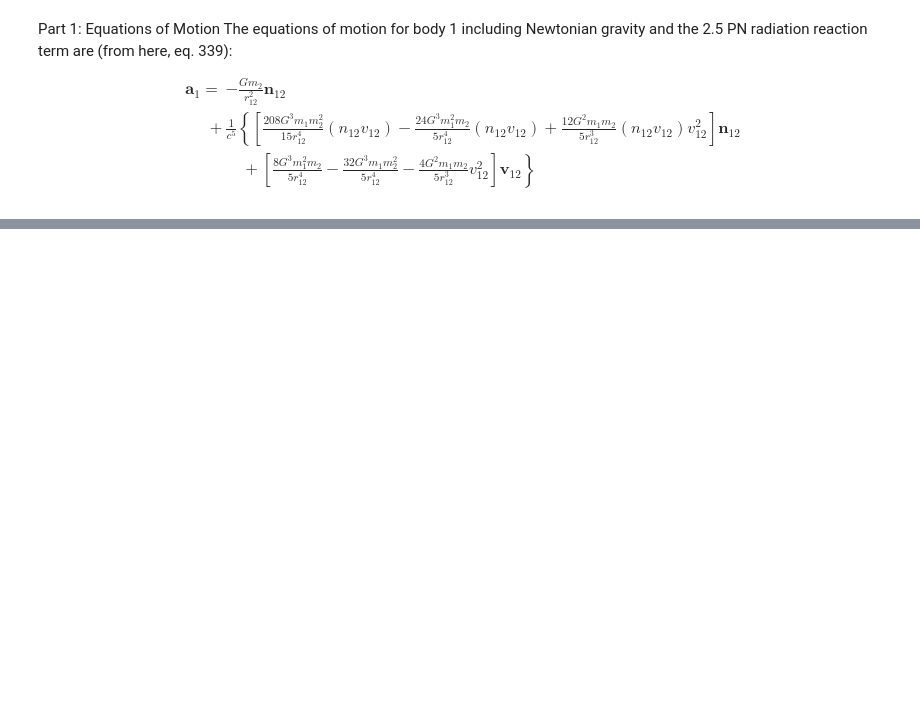
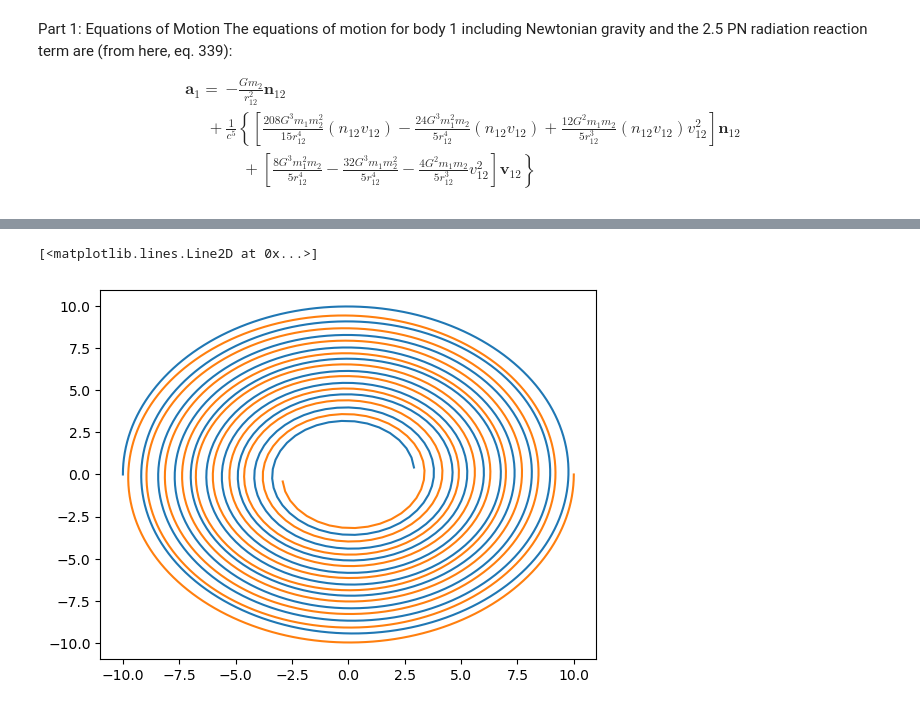
Before and after one commit to ebianchi803/computational_astrophysics, a Jupyter notebook: ODE/GW.ipynb, the cells around one changed output, grey strips where cells are left out. Drawn from its saved outputs; the diff is of its cells as text; code cells hidden in the pictures; blank space fills up the shorter version.

```diff
--- a/ODE/GW.ipynb
+++ b/ODE/GW.ipynb
@@ -32,0 +46,4 @@ where $M=m_1+m_2, r=|\boldsymbol{r}|, v=|\boldsymbol{v}|, h=|\boldsymbol{h}|$.
+# %%
+G = 1
+c = 1
+M = 1
@@ -32,0 +57,43 @@ where $M=m_1+m_2, r=|\boldsymbol{r}|, v=|\boldsymbol{v}|, h=|\boldsymbol{h}|$.
+# %%
+def f_prime(t, y):
+
+    r1 = np.array([y[0],y[2],y[4]])
+    v1 = np.array([y[1],y[3],y[5]])
+    r2 = np.array([y[6],y[8],y[10]])
+    v2 = np.array([y[7],y[9],y[11]])
+
+    vec_r12 = r1-r2
+    r12 = np.sqrt(np.dot(vec_r12,vec_r12))
+    n12 = vec_r12/r12
+
+    vec_v12 = v1-v2
+    v12 = np.sqrt(np.dot(vec_v12,vec_v12))
+
+
+    a1 = ( -G*m2/r12**2*n12
+          + 1/c**5 * ( ( 208*G**3*m1*m2**2/(15*r12**4)*np.dot(n12,vec_v12) - 24*G**3*m1**2*m2/(5*r12**4)*np.dot(n12,vec_v12) + 12*G**2*m1*m2/(5*r12**3)*np.dot(n12,vec_v12)*v12**2 ) * n12
+                    + ( 8*G**3*m1**2*m2/(5*r12**4) - 32*G**3*m1*m2**2/(5*r12**4) - 4*G**2*m1*m2/(5*r12**3)*v12**2 ) * vec_v12 ) )
+
+    a2 = ( -G*m2/r12**2* (-n12)
+          + 1/c**5 * ( ( 208*G**3*m1*m2**2/(15*r12**4)*np.dot(-n12,-vec_v12) - 24*G**3*m1**2*m2/(5*r12**4)*np.dot(-n12,-vec_v12) + 12*G**2*m1*m2/(5*r12**3)*np.dot(-n12,-vec_v12)*v12**2 ) * (-n12)
+                    + ( 8*G**3*m1**2*m2/(5*r12**4) - 32*G**3*m1*m2**2/(5*r12**4) - 4*G**2*m1*m2/(5*r12**3)*v12**2 ) * (-vec_v12) ) )
+
+    return v1[0], a1[0], v1[1], a1[1], v1[2], a1[2], v2[0], a2[0], v2[1], a2[1], v2[2], a2[2]
+# %%
+h = 0.01
+tf = 2900
+
+t_span =  [0,tf]
+e = 0
+vy_0 = m2/M * np.sqrt(G*M/a*(e+1)/(-e+1))
+y0 = [-a/2,0,0,vy_0,0,0,a/2,0,0,-vy_0,0,0]
+# %%
+t_ev = np.linspace(0,tf,1000)
+
+sol = solve_ivp(f_prime, t_span, y0, t_eval=t_ev)
+# %%
+plt.plot(sol['y'][0], sol['y'][2])
+plt.plot(sol['y'][6], sol['y'][8])
+# %% [output]
+[<matplotlib.lines.Line2D at 0x...>]
+[figure, added]
```
Also changed, not shown: parts of 9 cells of this notebook.
